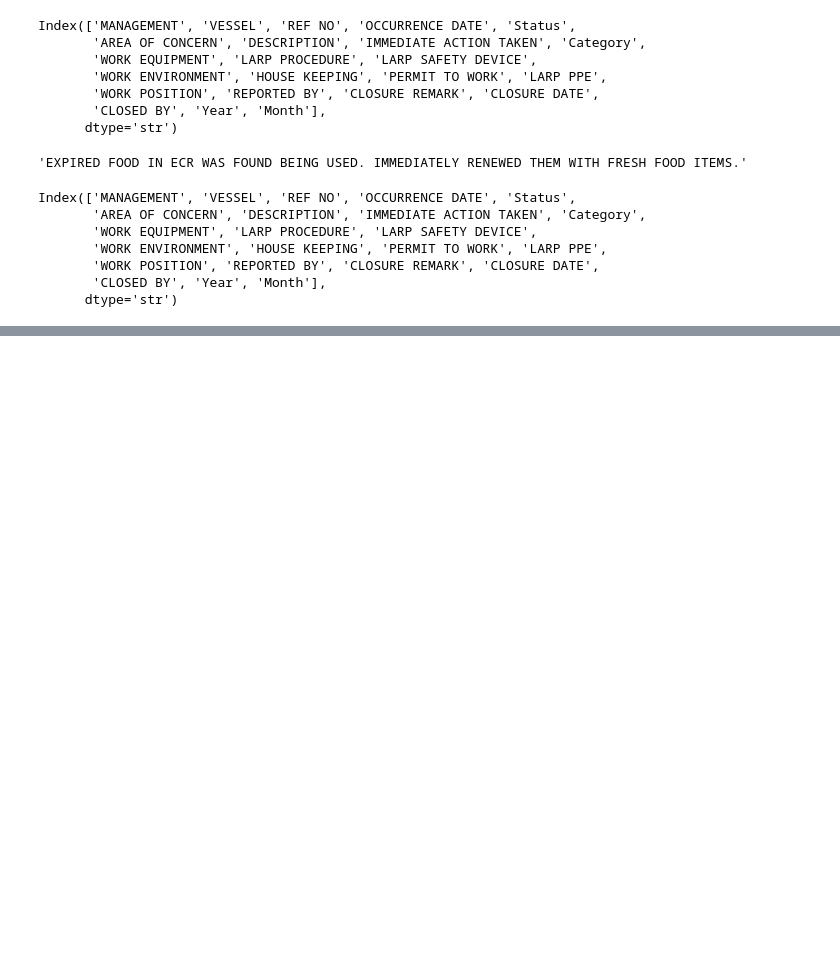
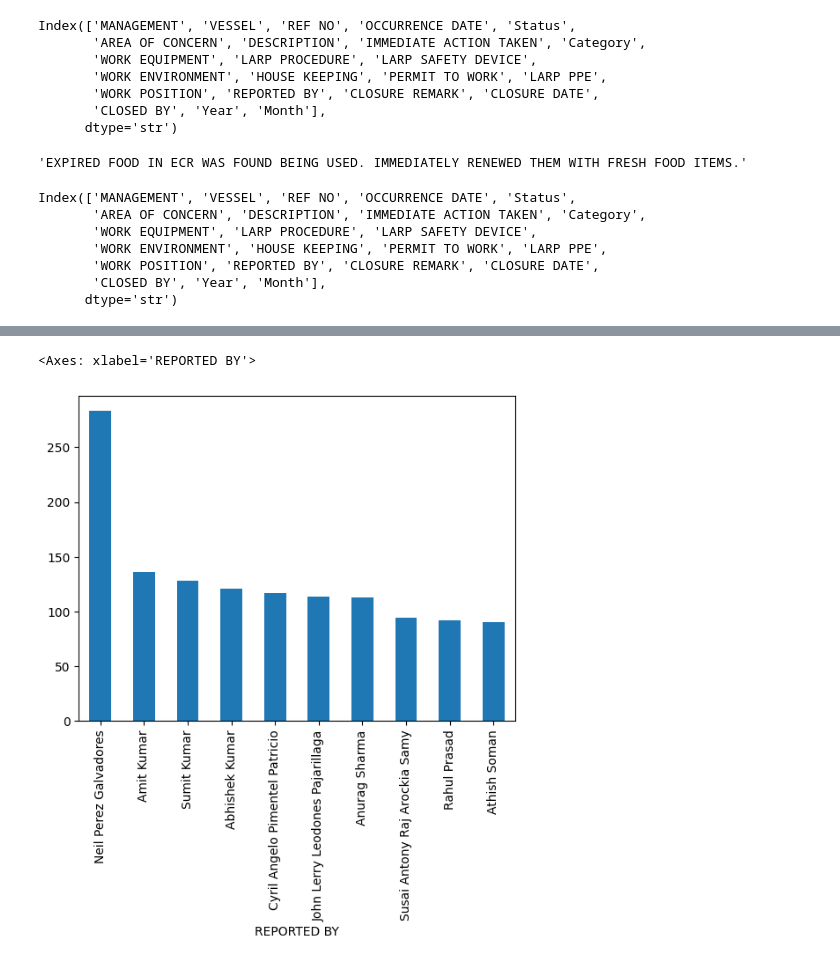
Before and after one commit to kiranr12r/Data-cleaning-and-EDA, a Jupyter notebook: cleaned-data/second.ipynb, the cells around one changed output, grey strips where cells are left out. Saved outputs shown, nothing was run; the diff lists cells and outputs as text; code cells hidden in the pictures; blank space fills up the shorter version.

```diff
--- a/cleaned-data/second.ipynb
+++ b/cleaned-data/second.ipynb
@@ -580,0 +767,5 @@ Index(['MANAGEMENT', 'VESSEL', 'REF NO', 'OCCURRENCE DATE', 'Status',
+# %%
+data['REPORTED BY'].value_counts().head(10).plot(kind='bar')
+# %% [output]
+<Axes: xlabel='REPORTED BY'>
+[figure, added]
```
Also changed, not shown: parts of 16 cells of this notebook.
